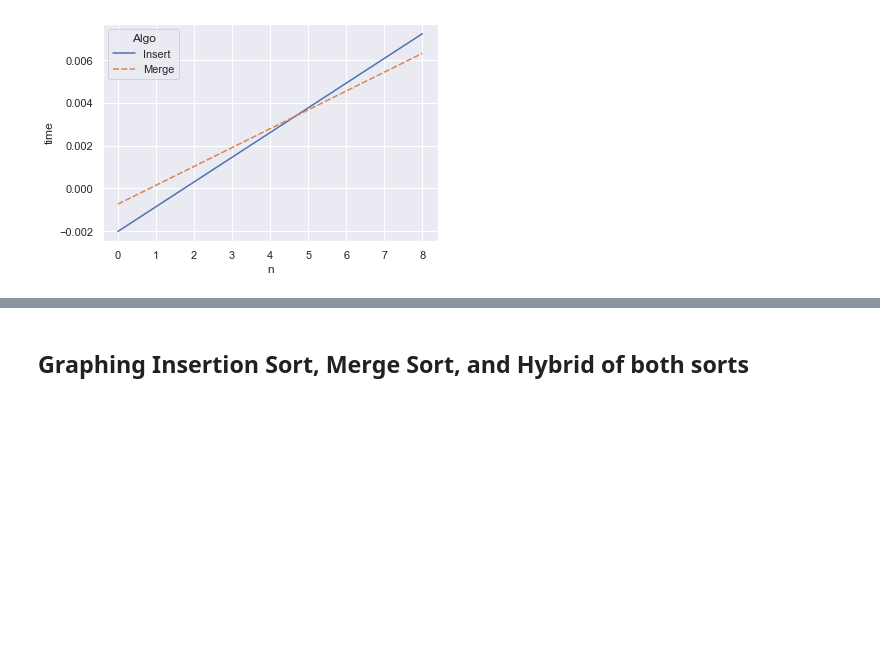
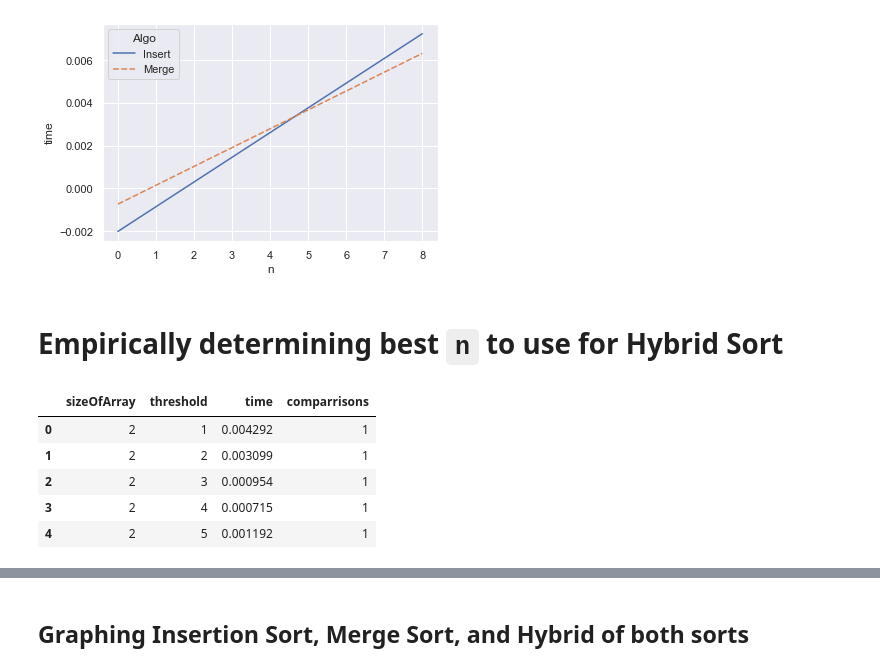
Before and after one commit to TsienJin/SC2001-Group-Projects, a Jupyter notebook: Proj1/Findings.ipynb, the cells around one changed output, grey strips where cells are left out. Cells and saved outputs as stored; diff of their text form; code cells hidden in the pictures; blank space fills up the shorter version.

```diff
--- a/Proj1/Findings.ipynb
+++ b/Proj1/Findings.ipynb
@@ -163,3 +163,5 @@ sns.lineplot(data=predDataDF, x='n', y='time', hue='Algo', style='Algo')
 # %% [output]
 <AxesSubplot:xlabel='n', ylabel='time'>
 [figure]
+# %% [markdown]
+# Empirically determining best `n` to use for Hybrid Sort
@@ -165,0 +171,9 @@ sns.lineplot(data=predDataDF, x='n', y='time', hue='Algo', style='Algo')
+# %%
+findBestN.head()
+# %% [output]
+|  | sizeOfArray | threshold | time | comparrisons |
+| 0 | 2 | 1 | 0.004292 | 1 |
+| 1 | 2 | 2 | 0.003099 | 1 |
+| 2 | 2 | 3 | 0.000954 | 1 |
+| 3 | 2 | 4 | 0.000715 | 1 |
+| 4 | 2 | 5 | 0.001192 | 1 |
```
Also changed, not shown: parts of 3 cells of this notebook.
